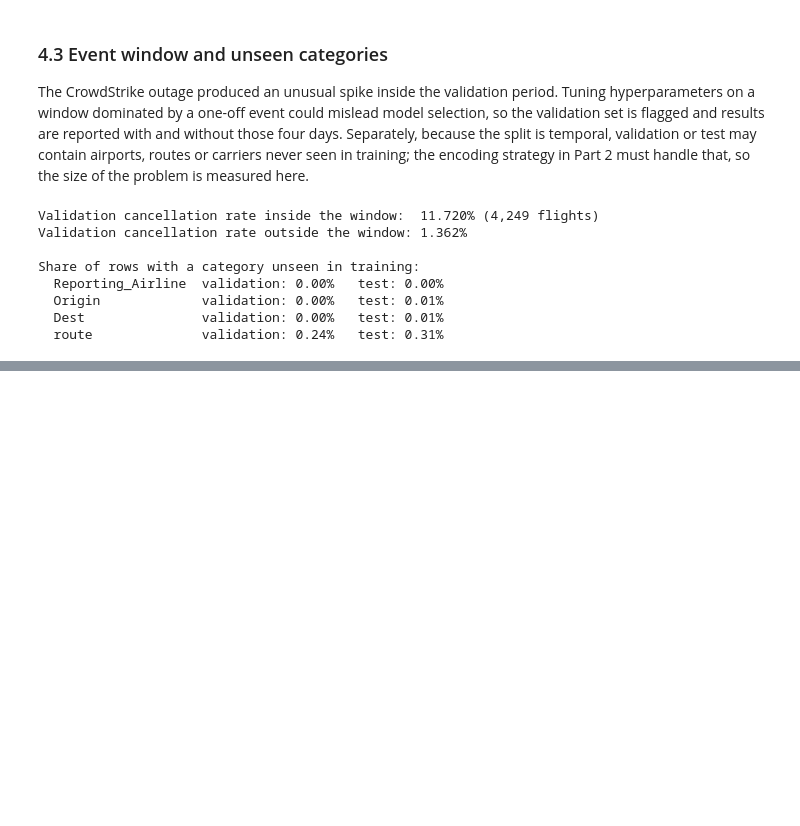
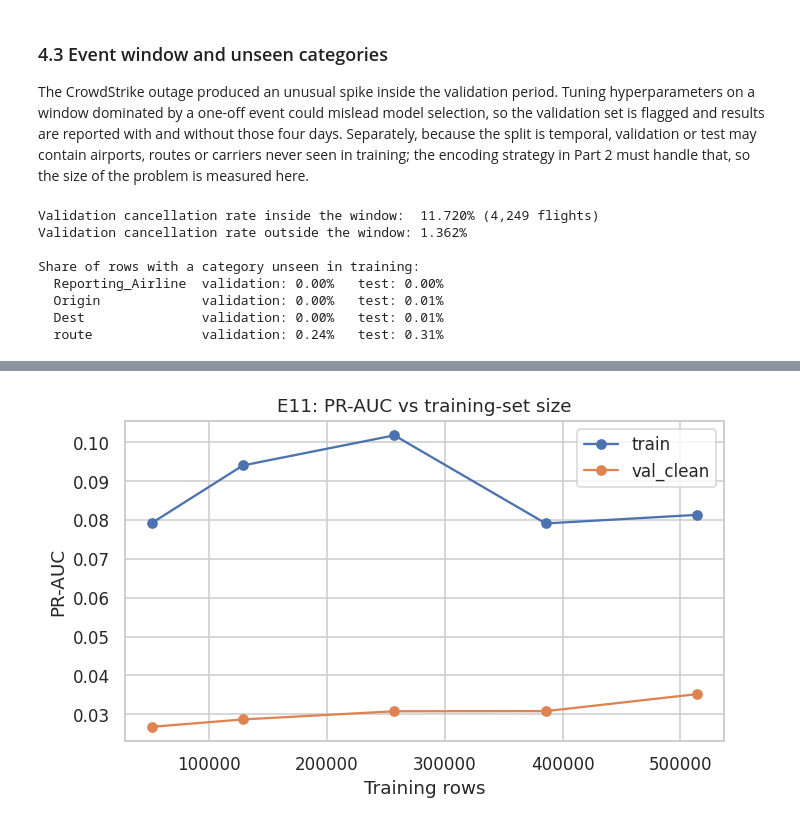
Before and after one commit to ShamiPlacide/Flight-cancellation-prediction-ml-dl, a Jupyter notebook: flight-cancellation-main.ipynb, the cells around one changed output, grey strips where cells are left out. Saved outputs shown, nothing was run; the diff lists cells and outputs as text; code cells hidden in the pictures; blank space fills up the shorter version.

```diff
--- a/flight-cancellation-main.ipynb
+++ b/flight-cancellation-main.ipynb
@@ -348,0 +600,12 @@ Share of rows with a category unseen in training:
+# %%
+FOLD_SPEC = [("2023-09-30", "2023-10-01", "2023-12-31"),
+             ("2023-12-31", "2024-01-01", "2024-03-31"),
+             ("2024-03-31", "2024-04-01", "2024-06-30")]
+dates = train["FlightDate"].to_numpy()
+CV_FOLDS = []
+for tr_end, te_start, te_end in FOLD_SPEC:
+    tr = np.where(dates <= np.datetime64(tr_end))[0]
+    te = np.where((dates >= np.datetime64(te_start)) & (dates <= np.datetime64(te_end)))[0]
+    CV_FOLDS.append((tr, te))
+    print(f"train up to {tr_end}: {len(tr):>7,} rows | validate {te_start} to {te_end}: {len(te):>6,} rows, "
+          f"cancel rate {y_train[te].mean():.3%}")
@@ -348,0 +957,18 @@ Share of rows with a category unseen in training:
+# %%
+fractions = [0.1, 0.25, 0.5, 0.75, 1.0]
+rng = np.random.default_rng(SEED)
+perm = rng.permutation(len(X_train))
+sizes, tr_ap, va_ap = [], [], []
+for f in fractions:
+    idx = np.sort(perm[: int(f * len(perm))])
+    p = clone(best_pipe).fit(X_train.iloc[idx], y_train[idx])
+    ev = idx[:100_000]
+    tr_ap.append(average_precision_score(y_train[ev], predict_scores(p, X_train.iloc[ev])))
+    va_ap.append(average_precision_score(y_val[mask_clean], predict_scores(p, X_val[mask_clean])))
+    sizes.append(len(idx))
+fig, ax = plt.subplots(figsize=(6.5, 4))
+ax.plot(sizes, tr_ap, marker="o", label="train"); ax.plot(sizes, va_ap, marker="o", label="val_clean")
+ax.set(xlabel="Training rows", ylabel="PR-AUC", title=f"{best_id}: PR-AUC vs training-set size"); ax.legend()
+plt.tight_layout(); plt.show()
+# %% [output]
+[figure, added]
```
Also changed, not shown: parts of 48 cells of this notebook.
